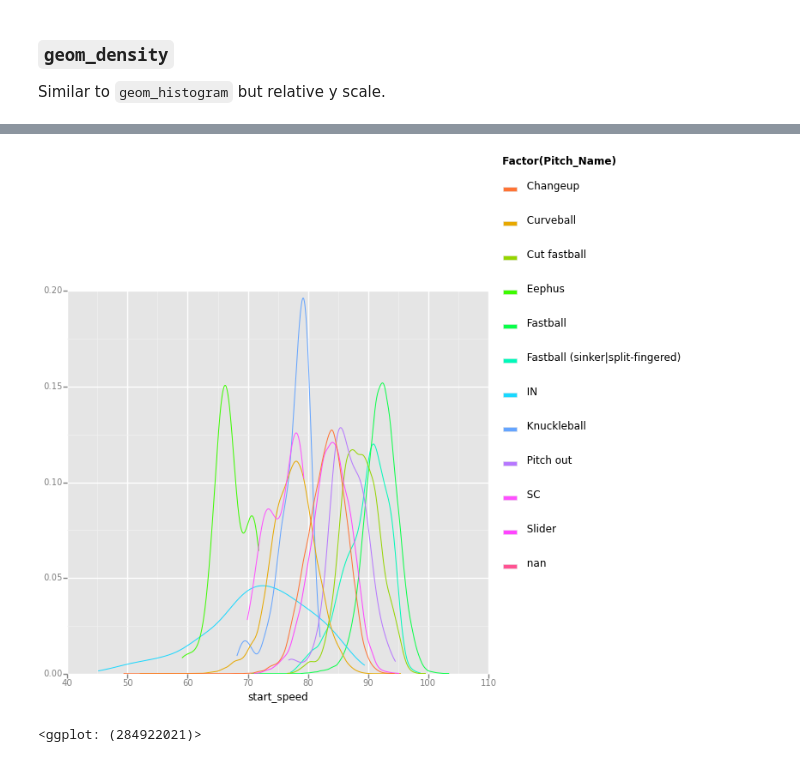
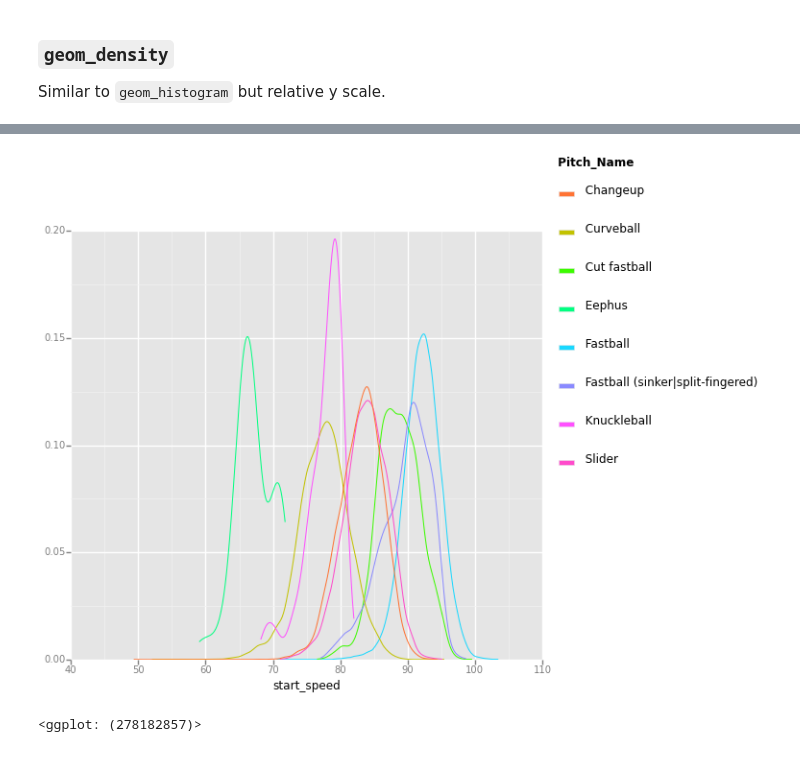
Before and after one commit to glamp/ggplot-tutorial, a Jupyter notebook: notebooks/02 - A Case Study - Exploring a baseball dataset.ipynb, the cells around one changed output, grey strips where cells are left out. Cells and saved outputs as stored; diff of their text form; code cells hidden in the pictures.

```diff
--- a/notebooks/02 - A Case Study - Exploring a baseball dataset.ipynb
+++ b/notebooks/02 - A Case Study - Exploring a baseball dataset.ipynb
@@ -128,6 +129,6 @@ ggplot(df, aes(x='start_speed')) +\
 # %%
-ggplot(df, aes(x='start_speed', color='factor(pitch_name)')) +\
+ggplot(df, aes(x='start_speed', color='pitch_name')) +\
     geom_density()
 # %% [output]
-[figure, old version]
+[figure, new version]
-<ggplot: (284922021)>
+<ggplot: (278182857)>
```
Also changed, not shown: parts of 11 cells of this notebook, 3 other files.
